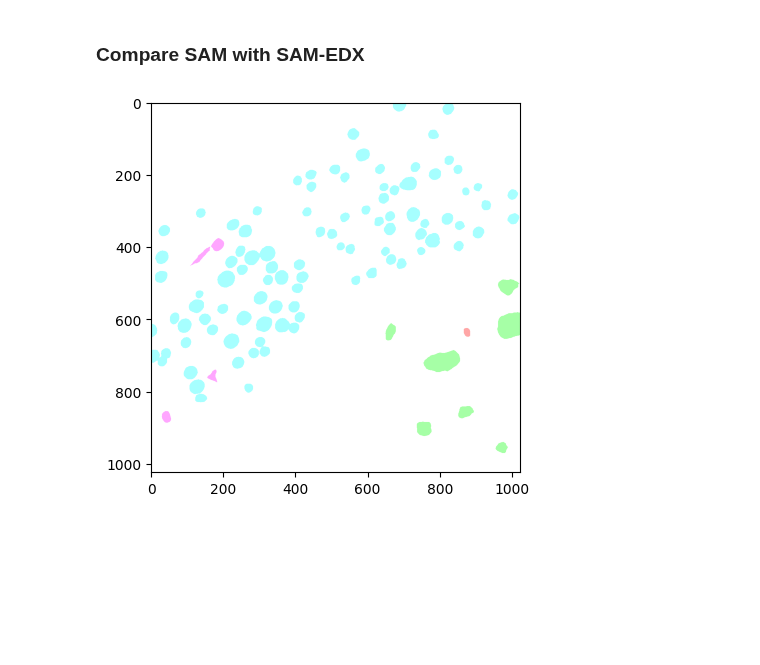
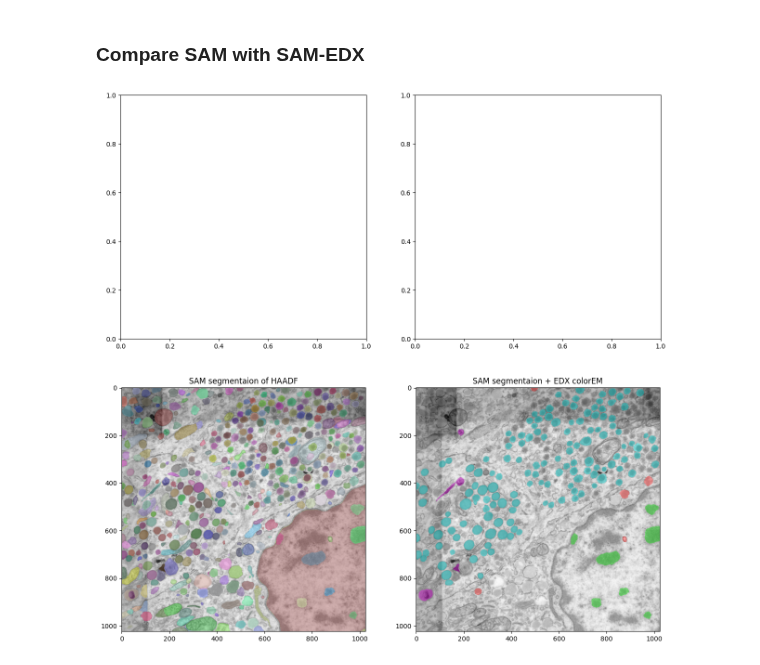
Before and after one commit to amjams/Identify, a Jupyter notebook: scripts/data_analysis/segmentation/demo_sam_and_edx-Compared_to_Prompt.ipynb, the cells around one changed output. Saved outputs shown, nothing was run; the diff lists cells and outputs as text; code cells hidden in the pictures; blank space fills up the shorter version.

```diff
--- a/scripts/data_analysis/segmentation/demo_sam_and_edx-Compared_to_Prompt.ipynb
+++ b/scripts/data_analysis/segmentation/demo_sam_and_edx-Compared_to_Prompt.ipynb
@@ -60,21 +60,23 @@ edx_rgb = (np.copy(rgb_image[:,:,:]).transpose(1,2,0)*255).astype('uint8')
 # %%
 %matplotlib inline
 f,ax = plt.subplots(2,2,figsize=(15,15))
 
-ax[0][0].imshow(haadf,cmap='gray')
-ax[0][0].set_title('HAADF image',fontsize=20)
+#ax[0][0].imshow(haadf,cmap='gray')
+#ax[0][0].set_title('HAADF image',fontsize=20)
 
-ax[0][1].imshow(edx_rgb)
-ax[0][1].set_title('EDX ColorEM',fontsize=20)
+#ax[0][1].imshow(edx_rgb)
+#ax[0][1].set_title('EDX ColorEM',fontsize=20)
 
 ax[1][0].imshow(haadf,cmap='gray')
 ax[1][0].imshow(show_anns(masks,display=False))
 ax[1][0].set_title('SAM segmentaion of HAADF',fontsize=12)
 
 
 ax[1][1].imshow(haadf,cmap='gray')
-SamEDXImg,img_clr_idx = show_anns_EDX(masks,abundance_tile,colors,display=False,alpha = 0.35,min_purity=0.9)
+SamEDXImg,img_clr_idx = show_anns_EDX(masks,abundance_tile,colors,display=False,alpha = 0.35,min_purity=0.3)
 ax[1][1].imshow(SamEDXImg)
 ax[1][1].set_title('SAM segmentaion + EDX colorEM',fontsize=12)
 
 plt.show()
+# %% [output]
+[figure, added]
@@ -112,6 +82,0 @@ def show_anns_EDX(anns,abundance_tile,colors,display=False,alpha=0.35,area_thres
-# %%
-SamEDXImg,img_clr_idx = show_anns_EDX(masks,abundance_tile,colors,display=False,alpha = 0.35,min_purity=0.4)
-plt.imshow(SamEDXImg)
-plt.show()
-# %% [output]
-[figure, removed]
```
Also changed, not shown: parts of 1 cell of this notebook.
